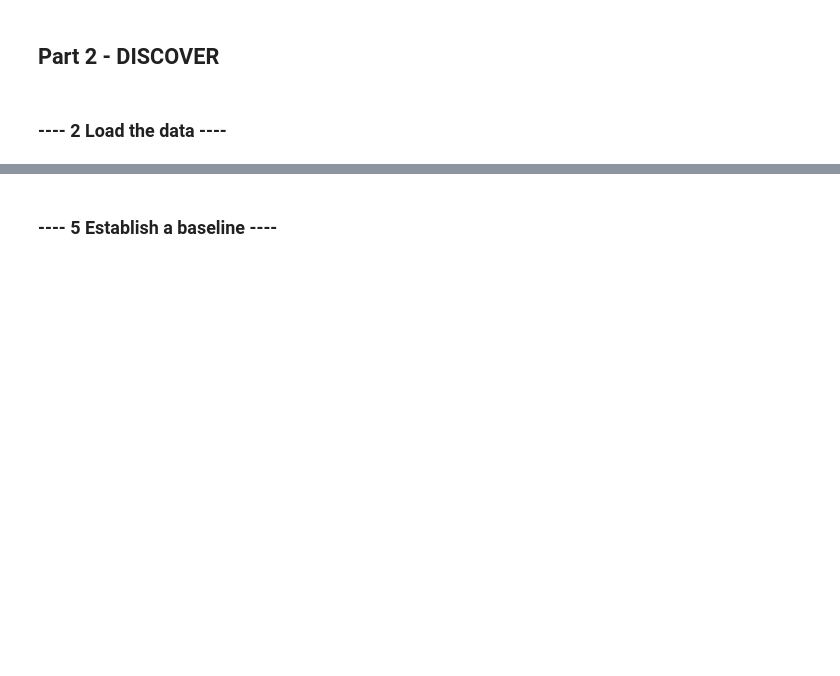
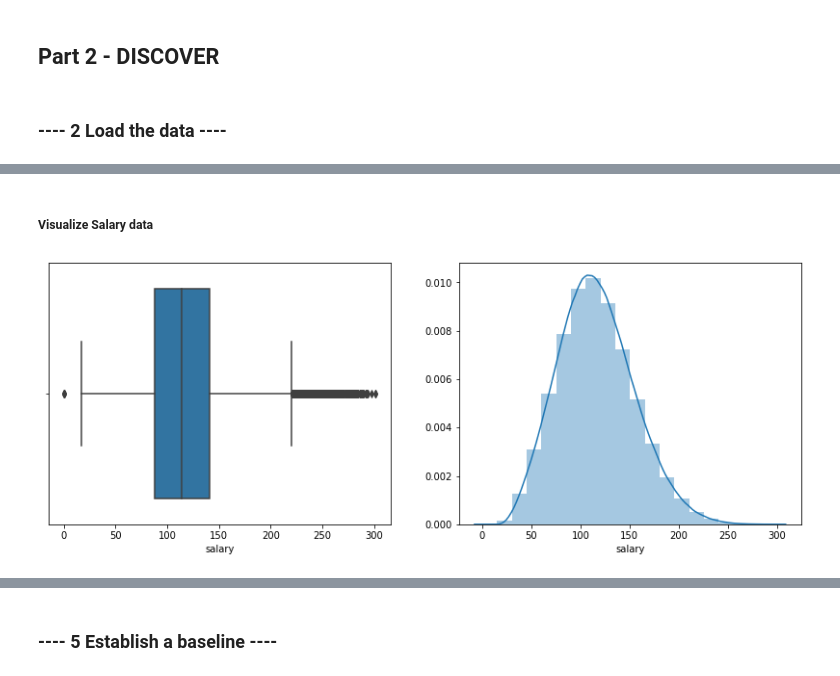
Before and after one commit to nithin-rn/salarypredictionportfolio, a Jupyter notebook: Salary Prediction Notebook.ipynb, the cells around one changed output, grey strips where cells are left out. Saved outputs shown, nothing was run; the diff lists cells and outputs as text; code cells hidden in the pictures; blank space fills up the shorter version.

```diff
--- a/Salary Prediction Notebook.ipynb
+++ b/Salary Prediction Notebook.ipynb
@@ -304,0 +47,5 @@ from pandas.plotting import scatter_matrix
+# %%
+#load the data into a Pandas dataframe
+train_feature_df=pd.read_csv('C:/Users/nnampoothiry/Desktop/Github/SalaryPrediction/salarypredictionportfolio/data/train_features.csv')
+test_feature_df=pd.read_csv('C:/Users/nnampoothiry/Desktop/Github/SalaryPrediction/salarypredictionportfolio/data/test_features.csv')
+train_target_df=pd.read_csv('C:/Users/nnampoothiry/Desktop/Github/SalaryPrediction/salarypredictionportfolio/data/train_salaries.csv')
@@ -304,0 +204,2 @@ from pandas.plotting import scatter_matrix
+# %%
+train_df=pd.merge(train_feature_df,train_target_df,on="jobId")
@@ -304,0 +239,12 @@ from pandas.plotting import scatter_matrix
+# %% [markdown]
+##### Visualize Salary data
+# %%
+plt.figure(figsize=(14,5))
+plt.subplot(1,2,1)
+sns.boxplot(train_df.salary)
+
+plt.subplot(1,2,2)
+sns.distplot(train_df.salary,bins=20)
+plt.show()
+# %% [output]
+[figure, added]
```
Also changed, not shown: parts of 253 cells of this notebook.
